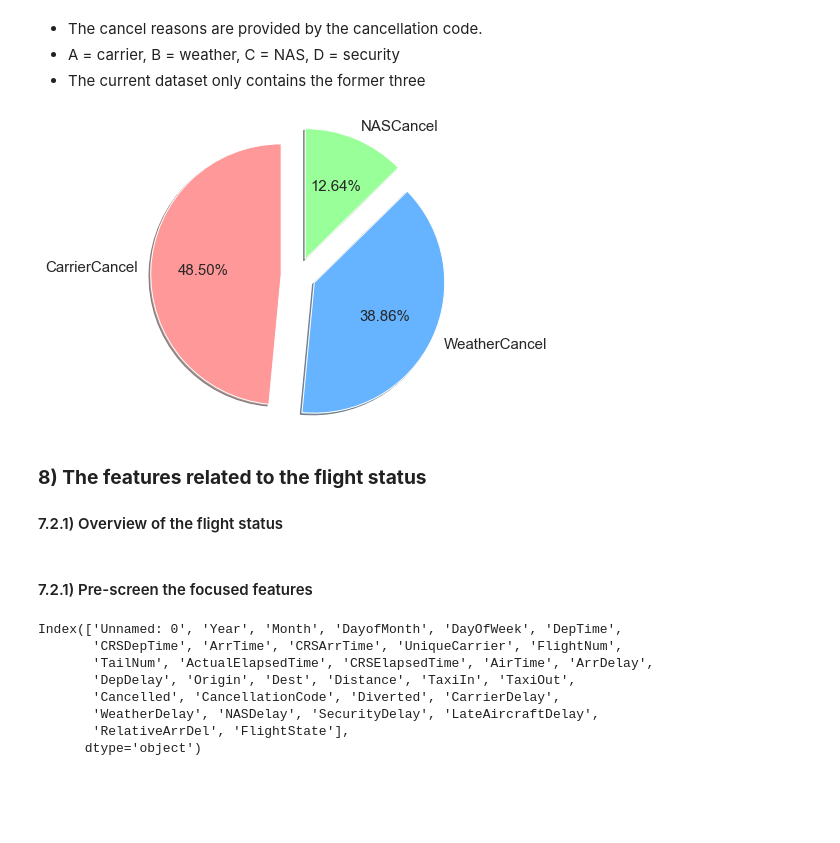
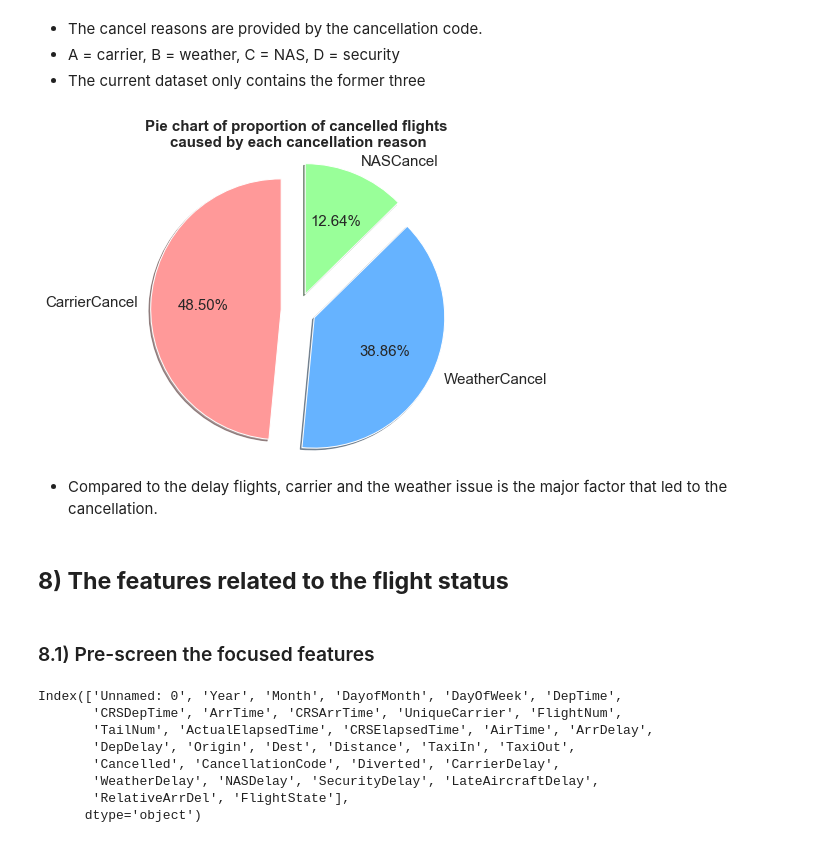
Before and after one commit to Wolfking2015/Final-Project-For-AML, a Jupyter notebook: final-project.ipynb, the cells around one changed output. Saved outputs shown, nothing was run; the diff lists cells and outputs as text; code cells hidden in the pictures; blank space fills up the shorter version.

```diff
--- a/final-project.ipynb
+++ b/final-project.ipynb
@@ -535,19 +538,20 @@ Name: CancellationCode, dtype: int64
 # %%
 #Load the cancellation code counts
 CancellationCodeCounts=CancellationCode[1:]
 explode=(0.2, 0.2, 0.2)
 colors = ['#ff9999','#66b3ff','#99ff99','#ffcc99','mediumorchid']
 
-#plt.title('(a) Pie chart of proportion of delayed flight \ncaused by each delay reason\n\n\n',fontsize=15, fontweight='bold')
+plt.title('Pie chart of proportion of cancelled flights \ncaused by each cancellation reason\n\n\n',fontsize=15, fontweight='bold')
 plt.pie(CancellationCodeCounts, explode=explode, labels=['CarrierCancel','WeatherCancel','NASCancel'], autopct='%1.2f%%',
         shadow=True, colors=colors,startangle=90,textprops={'fontsize': 15},radius=1.5);
 # %% [output]
-[figure, old version]
+[figure, new version]
+# %% [markdown]
+* Compared to the delay flights, carrier and the weather issue is the major factor that led to the cancellation.
 # %% [markdown]
-### **8) The features related to the flight status**
-#### 7.2.1) Overview of the flight status
+## **8) The features related to the flight status**
 # %% [markdown]
-#### 7.2.1) Pre-screen the focused features
+### 8.1) Pre-screen the focused features
 # %%
 data_airline.columns
 # %% [output]
```
Also changed, not shown: parts of 2 cells of this notebook.
